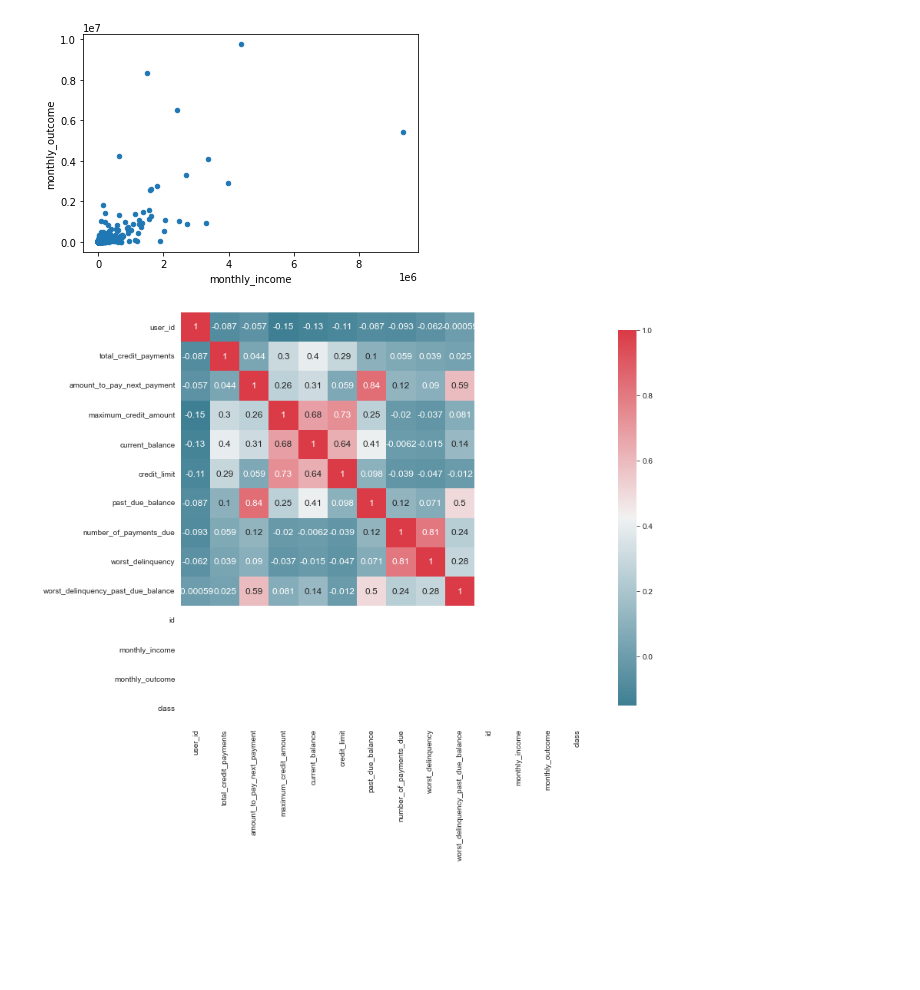
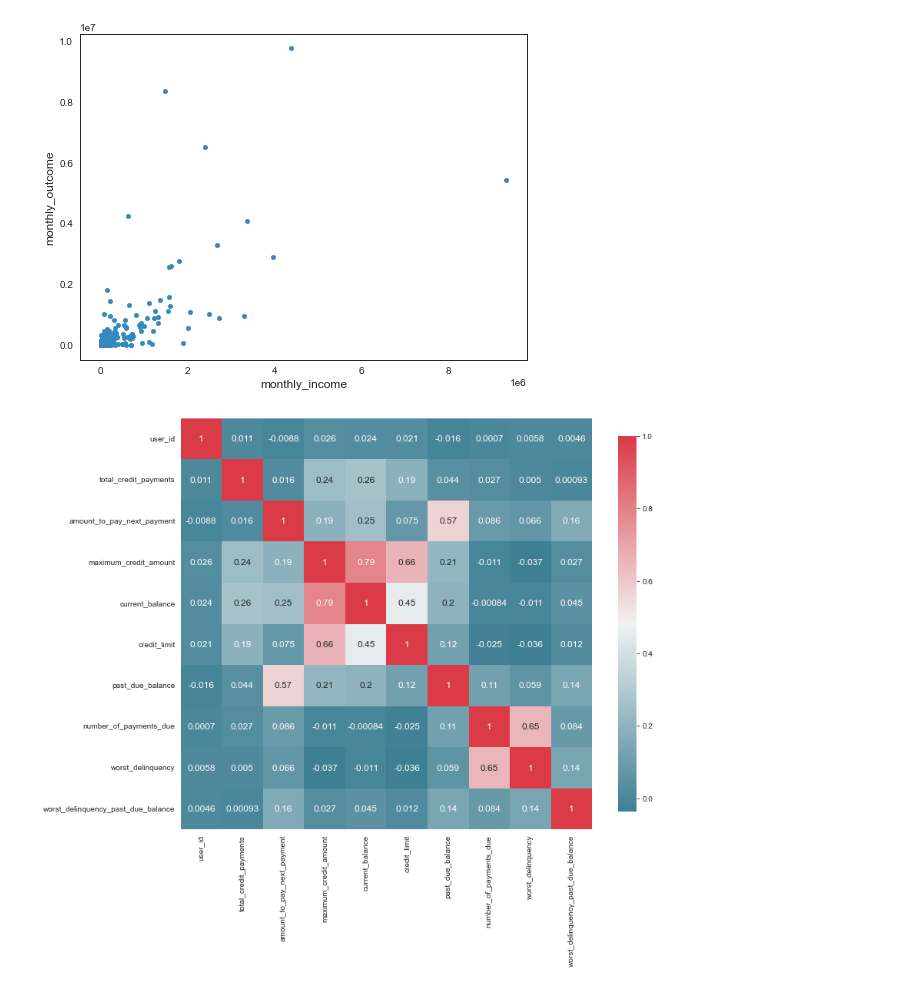
Before and after one commit to CarlosAlmazan/Konfio_DS_A, a Jupyter notebook: KDS_JCDA.ipynb, the cells around one changed output. Saved outputs shown, nothing was run; the diff lists cells and outputs as text; code cells hidden in the pictures; blank space fills up the shorter version.

```diff
--- a/KDS_JCDA.ipynb
+++ b/KDS_JCDA.ipynb
@@ -23,8 +23,8 @@ mpl.style.use( 'ggplot' )
 sns.set_style( 'white' )
 pylab.rcParams[ 'figure.figsize' ] = 8 , 6
 
-credit_reports = pd.read_csv("credit_reports.csv")
-users = pd.read_csv("users.csv")
+credit_reports = pd.read_csv("credit_reports.csv",encoding='utf-8')
+users = pd.read_csv("users.csv",encoding='utf-8')
 #credit_reports.head()
 #users.head()
 # %%
@@ -73,27 +120,24 @@ users.head()
 users.plot(kind="scatter",x="monthly_income", y="monthly_outcome")
 plt.show()
 # %% [output]
-[figure, old version]
+[figure, new version]
 # %%
-credit_reports = pd.read_csv("credit_reports.csv")
-users = pd.read_csv("users.csv")
-fulltime= credit_reports.append( users , ignore_index = True )
-credit_reportsF = fulltime[ :1000 ]
-
+#Correlation graph
 def plot_correlation_map( df ):
-    corr = credit_reportsF.corr()
+    corr = credit_reports.corr()
     _ , ax = plt.subplots( figsize =( 12 , 10 ) )
     cmap = sns.diverging_palette( 220 , 10 , as_cmap = True )
     _ = sns.heatmap(
         corr,
         cmap = cmap,
         square=True,
         cbar_kws={ 'shrink' : .9 },
         ax=ax,
         annot = True,
         annot_kws = { 'fontsize' : 12 }
     )
 
-plot_correlation_map(credit_reportsF)
+
+plot_correlation_map( credit_reports )
 # %% [output]
-[figure, old version]
+[figure, new version]
```
Also changed, not shown: parts of 5 cells of this notebook, 2 other files.
